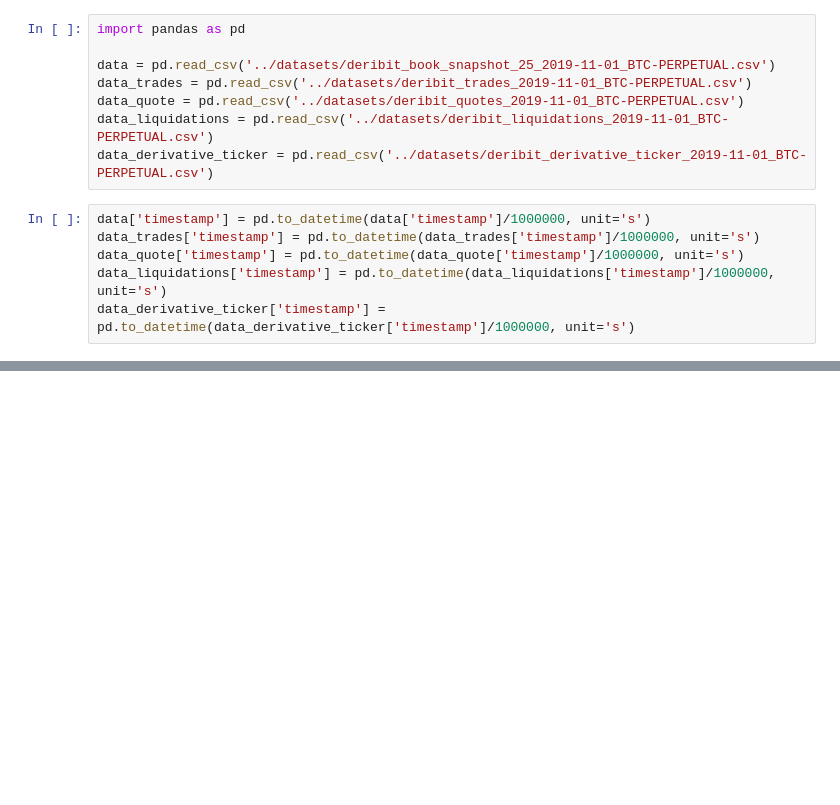
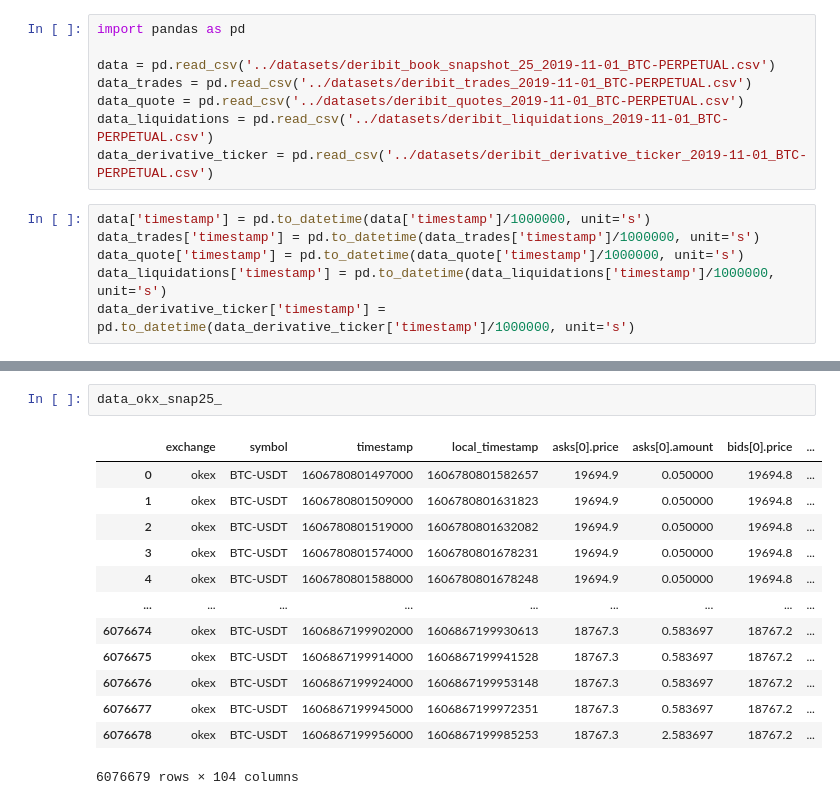
Before and after one commit to RBzhang/trade, a Jupyter notebook: tardis.ipynb, the cells around one changed output, grey strips where cells are left out. Cells and saved outputs as stored; diff of their text form; blank space fills up the shorter version.

```diff
--- a/tardis.ipynb
+++ b/tardis.ipynb
@@ -20,0 +88,16 @@ data
+# %%
+data_okx_snap25_
+# %% [output]
+|  | exchange | symbol | timestamp | local_timestamp | asks[0].price | asks[0].amount | bids[0].price | ... |
+| 0 | okex | BTC-USDT | 1606780801497000 | 1606780801582657 | 19694.9 | 0.050000 | 19694.8 | ... |
+| 1 | okex | BTC-USDT | 1606780801509000 | 1606780801631823 | 19694.9 | 0.050000 | 19694.8 | ... |
+| 2 | okex | BTC-USDT | 1606780801519000 | 1606780801632082 | 19694.9 | 0.050000 | 19694.8 | ... |
+| 3 | okex | BTC-USDT | 1606780801574000 | 1606780801678231 | 19694.9 | 0.050000 | 19694.8 | ... |
+| 4 | okex | BTC-USDT | 1606780801588000 | 1606780801678248 | 19694.9 | 0.050000 | 19694.8 | ... |
+| ... | ... | ... | ... | ... | ... | ... | ... | ... |
+| 6076674 | okex | BTC-USDT | 1606867199902000 | 1606867199930613 | 18767.3 | 0.583697 | 18767.2 | ... |
+| 6076675 | okex | BTC-USDT | 1606867199914000 | 1606867199941528 | 18767.3 | 0.583697 | 18767.2 | ... |
+| 6076676 | okex | BTC-USDT | 1606867199924000 | 1606867199953148 | 18767.3 | 0.583697 | 18767.2 | ... |
+| 6076677 | okex | BTC-USDT | 1606867199945000 | 1606867199972351 | 18767.3 | 0.583697 | 18767.2 | ... |
+| 6076678 | okex | BTC-USDT | 1606867199956000 | 1606867199985253 | 18767.3 | 2.583697 | 18767.2 | ... |
+6076679 rows × 104 columns
```
Also changed, not shown: parts of 15 cells of this notebook, 1 other file.
